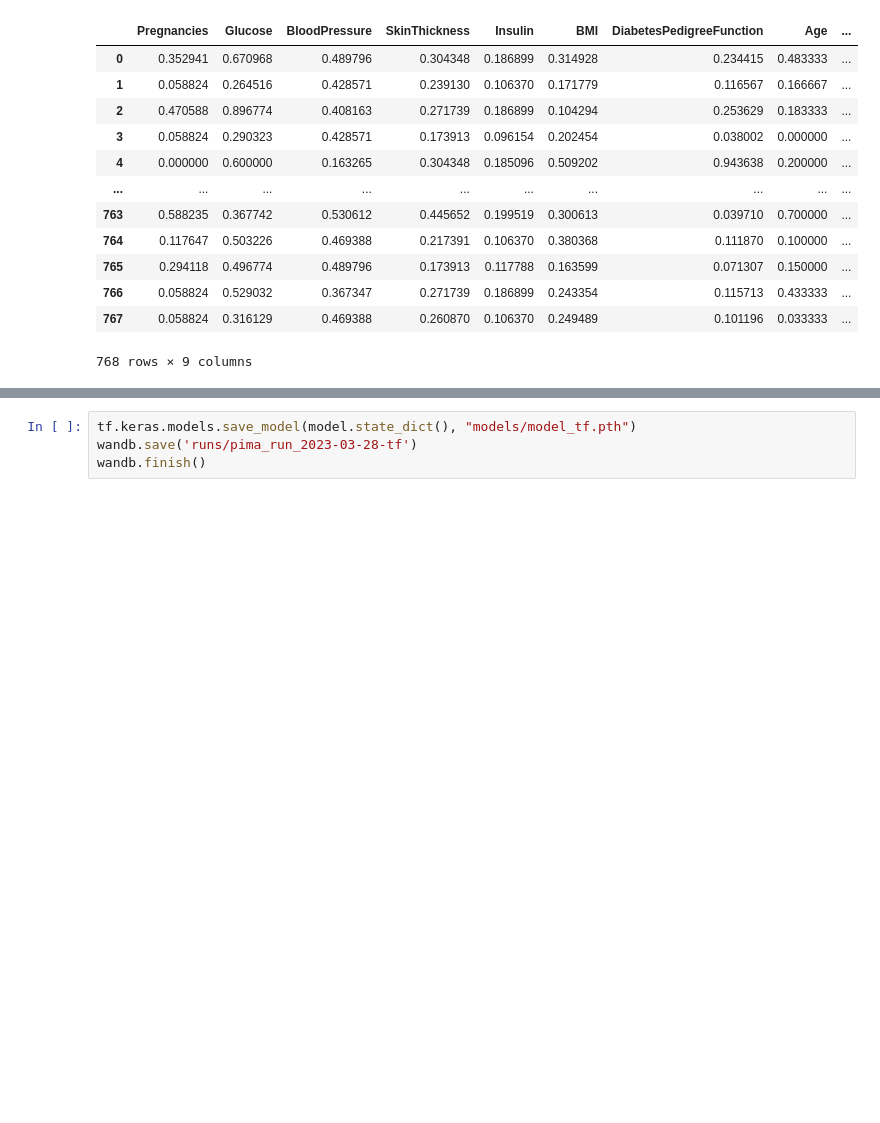
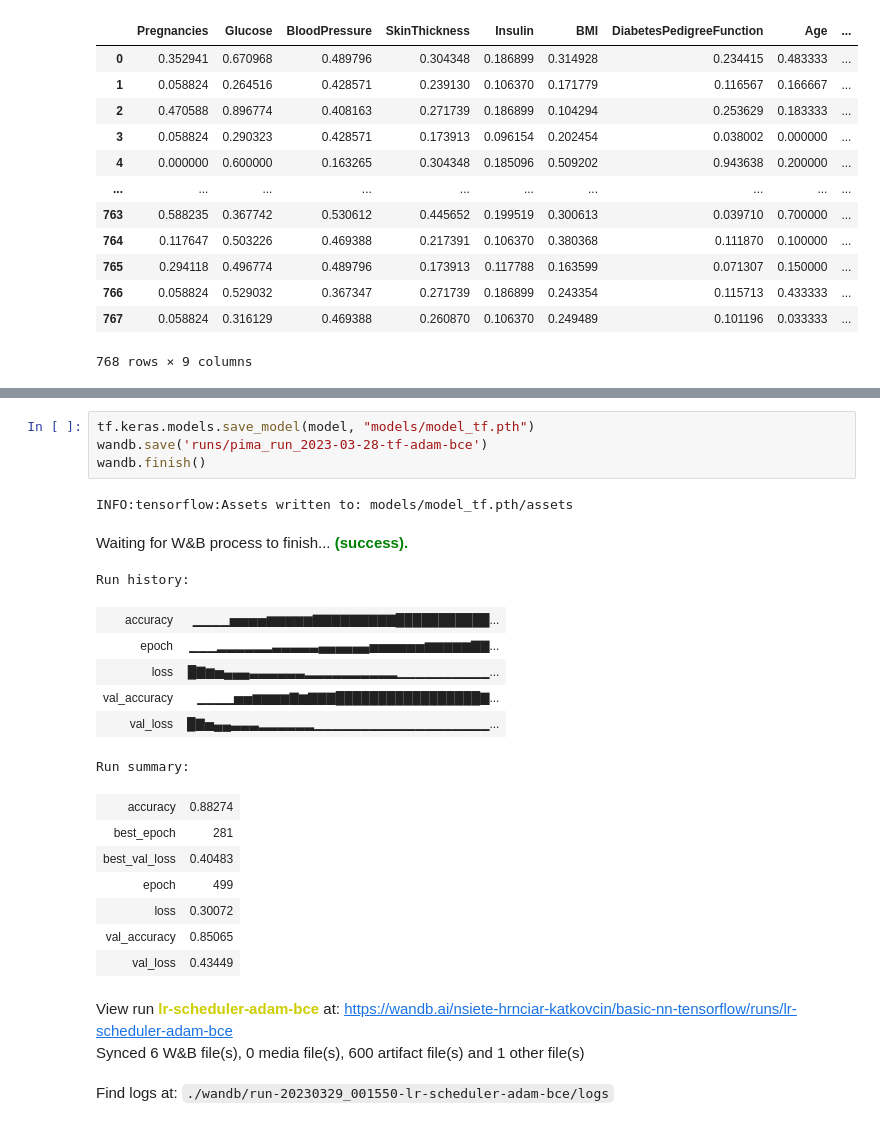
Before and after one commit to martinkatkovcin/NSIETE_Pima_Indians_Diabetes, a Jupyter notebook: tensorflow.ipynb, the cells around one changed output, grey strips where cells are left out. Cells and saved outputs as stored; diff of their text form; blank space fills up the shorter version.

```diff
--- a/tensorflow.ipynb
+++ b/tensorflow.ipynb
@@ -153,4 +190,24 @@ val_loss, val_acc = model.evaluate(X_test, y_test)
 # %%
-tf.keras.models.save_model(model.state_dict(), "models/model_tf.pth")
-wandb.save('runs/pima_run_2023-03-28-tf')
+tf.keras.models.save_model(model, "models/model_tf.pth")
+wandb.save('runs/pima_run_2023-03-28-tf-adam-bce')
 wandb.finish()
+# %% [output]
+INFO:tensorflow:Assets written to: models/model_tf.pth/assets
+Waiting for W&B process to finish... (success).
+Run history:
+| accuracy | ▁▁▁▁▅▅▅▅▆▆▆▆▆▇▇▇▇▇▇▇▇▇███████████... |
+| epoch | ▁▁▁▂▂▂▂▂▂▃▃▃▃▃▄▄▄▄▄▄▅▅▅▅▅▅▆▆▆▆▆▇▇... |
+| loss | █▇▆▅▄▄▄▃▃▃▃▃▃▂▂▂▂▂▂▂▂▂▂▁▁▁▁▁▁▁▁▁▁... |
+| val_accuracy | ▁▁▁▁▅▅▆▆▆▆▇▆▇▇▇█████████████████▇... |
+| val_loss | █▇▅▄▄▃▃▃▂▂▂▂▂▂▁▁▁▁▁▁▁▁▁▁▁▁▁▁▁▁▁▁▁... |
+Run summary:
+| accuracy | 0.88274 |
+| best_epoch | 281 |
+| best_val_loss | 0.40483 |
+| epoch | 499 |
+| loss | 0.30072 |
+| val_accuracy | 0.85065 |
+| val_loss | 0.43449 |
+View run lr-scheduler-adam-bce at: https://wandb.ai/nsiete-hrnciar-katkovcin/basic-nn-tensorflow/runs/lr-scheduler-adam-bce
+Synced 6 W&B file(s), 0 media file(s), 600 artifact file(s) and 1 other file(s)
+Find logs at: ./wandb/run-20230329_001550-lr-scheduler-adam-bce/logs
```
Also changed, not shown: parts of 16 cells of this notebook.
